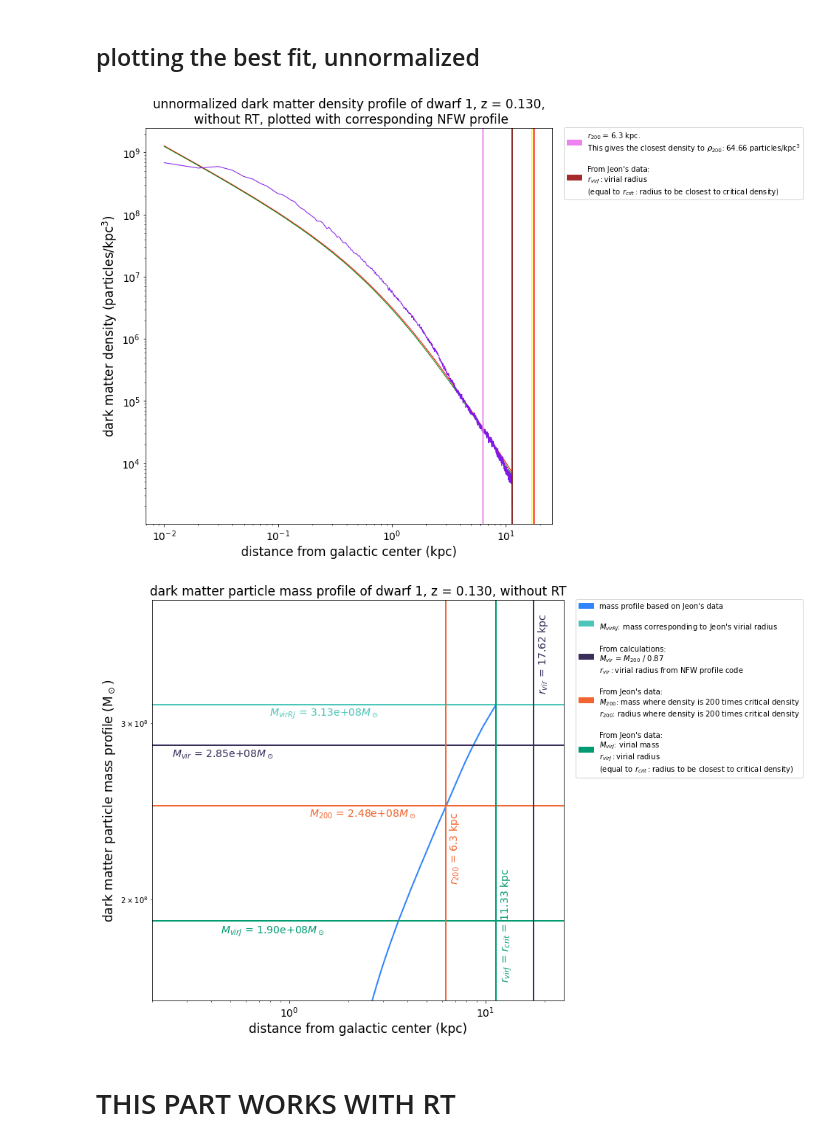
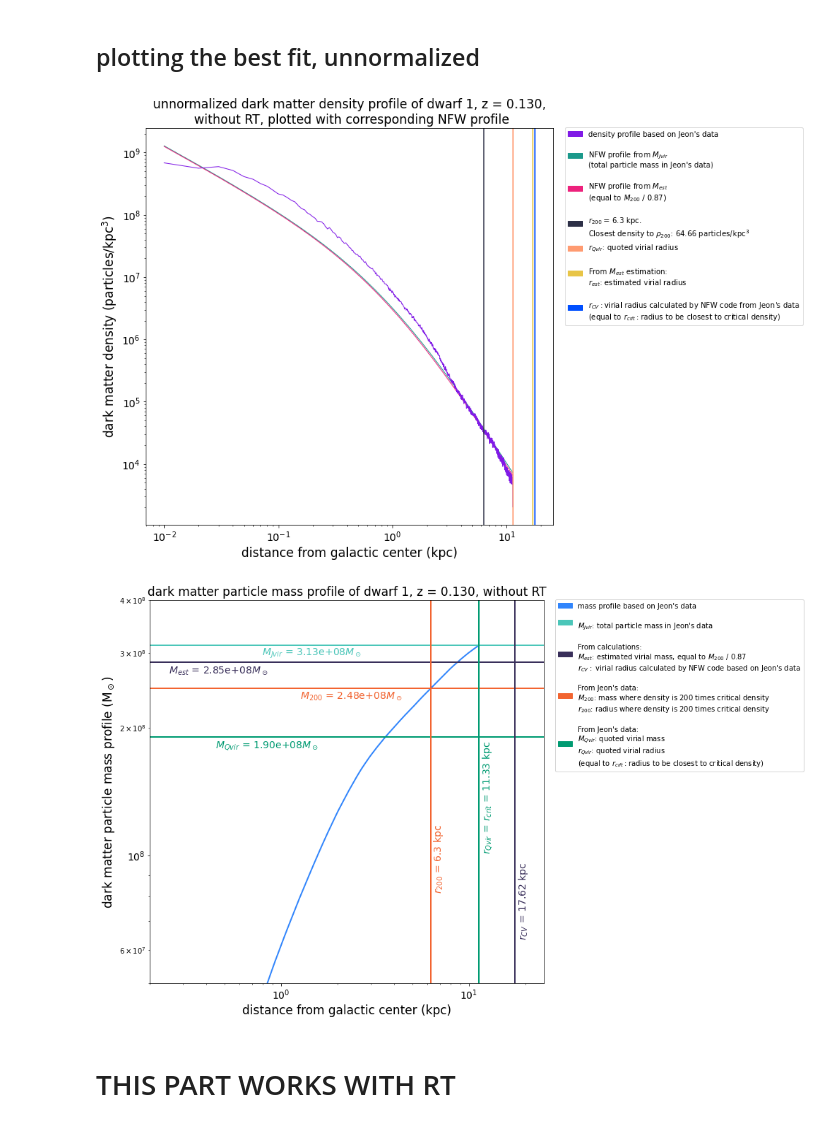
Before and after one commit to nguyenbinh1612/Binh_UFD, a Jupyter notebook: fit-with-NFW-dwarf1.ipynb, the cells around one changed output. Drawn from its saved outputs; the diff is of its cells as text; code cells hidden in the pictures.

```diff
--- a/fit-with-NFW-dwarf1.ipynb
+++ b/fit-with-NFW-dwarf1.ipynb
@@ -109,27 +109,28 @@ density_profile6 = halo6.rho(radius6)
 density_profile6_1 = halo6_1.rho(radius6_1)
 # %%
 # this just makes it more convenient to annotate the graph
-rad_1 = "$r_{crit}$ = " + str(rad_at_rho_crit) + " kpc.\nThis gives the closest density to $ρ_{crit}$: " + \
-str(round(density_profile290_noRT[index][0], 2)) + " particles/kpc$^3$"
-# multiply the density here by 500 to make the horizontal & vertical lines intersect!
-rad_2 = "$r_{virJ}$ = " + str(round(1.133394e+04 * 0.001, 2)) + " kpc.\nThis is Jeon's virial radius."
-rad_3 = "$r_{200}$ = " + str(rad200) + " kpc.\nThis gives the closest density to $ρ_{200}$: " + \
+rad_3 = "\n$r_{200}$ = " + str(rad200) + " kpc.\nClosest density to $ρ_{200}$: " + \
 str(round(density_profile290_noRT[ind][0], 2)) + " particles/kpc$^3$"
 
 # the rest is the actual graphing stuff
 fig, ax = plt.subplots(figsize=[10, 10])
 
-plt.plot(radius6, density_profile6, color='red', linewidth=1)
-plt.plot(radius6_1, density_profile6_1, color='green', linewidth=1)
+plt.plot(radius6, density_profile6, color='#1B998B', linewidth=1)
+plt.plot(radius6_1, density_profile6_1, color='#ED217C', linewidth=1)
 plt.plot(radius6, density_profile290_noRT * 500, color=(0.5, 0.1, 0.9, 1), linewidth=1)
-plt.axvline(rad_at_rho_crit, color='black')
-plt.axvline(1.133394e+04 * 0.001, color='brown')
-plt.axvline(radi, color='violet')
-plt.axvline(halo6_1.r_vir(), color='yellow')
-plt.axvline(halo6.r_vir(), color='red')
-note1 = mpatches.Patch(color='violet', label=rad_3)
-note2 = mpatches.Patch(color='brown', label="\nFrom Jeon's data:\n$r_{virJ}:$virial radius\n(equal to $r_{crit}:$radius to be closest to critical density)")
-plt.legend(handles=[note1, note2], bbox_to_anchor=(1.02, 1.01), loc='upper left')
+plt.axvline(rad200, color='#2D3047')
+plt.axvline(1.133394e+04 * 0.001, color='#FF9B71')
+plt.axvline(halo6_1.r_vir(), color='#E8C547')
+plt.axvline(halo6.r_vir(), color='#004FFF')
+notec = mpatches.Patch(color=(0.5, 0.1, 0.9, 1), label="density profile based on Jeon's data")
+notea = mpatches.Patch(color='#1B998B', label="\nNFW profile from $M_{Jvir}$\n(total particle mass in Jeon's data)")
+noteb = mpatches.Patch(color='#ED217C', label="\nNFW profile from $M_{est}$\n(equal to $M_{200}$ / 0.87)")
+note1 = mpatches.Patch(color='#2D3047', label=rad_3)
+note2 = mpatches.Patch(color='#FF9B71', label="$r_{Qvir}$: quoted virial radius")
+note3 = mpatches.Patch(color='#E8C547', label="\nFrom $M_{est}$ estimation:\n$r_{est}$: estimated virial radius")
+note4 = mpatches.Patch(color='#004FFF', label="\n$r_{CV}:$virial radius calculated by NFW code from Jeon's data\n(equal to $r_{crit}:$radius to be closest to critical density)")
+plt.legend(handles=[notec, notea, noteb, note1, note2, \
+                    note3, note4], bbox_to_anchor=(1.02, 1.01), loc='upper left')
 
 plt.xlabel('distance from galactic center (kpc)', fontsize=17)
 plt.ylabel('dark matter density (particles/kpc$^3$)', fontsize=17) # using LATEX here!
@@ -142,7 +143,7 @@ plt.yscale('log')
 
 plt.show()
 # %% [output]
-[figure, old version]
+[figure, new version]
 # %%
 # plotting the mass profile at this redshift
 
@@ -158,52 +159,52 @@ plt.axhline(mass_at_200_times_rho_crit / 0.87, color='#392F5A', linewidth=2)
 plt.axhline(mass_at_200_times_rho_crit, color='#F26430', linewidth=2)
 
 # all the vertical lines
-plt.axvline(1.133394e+04 * 0.001, color='#009B72', linewidth=2) #r_virJ
+plt.axvline(1.133394e+04 * 0.001, color='#009B72', linewidth=2) #r_vir quoted by Jeon
 plt.axvline(rad200, color='#F26430', linewidth=2) #r200
 plt.axvline(halo6.r_vir(), color='#392F5A', linewidth=2) #r_vir from calculations
 
 # separate legends
 legend1 = mpatches.Patch(color='#3185FC', label="mass profile based on Jeon's data")
 
-legend2 = mpatches.Patch(color='#4BC6B9', label="\n$M_{virRJ}$: mass corresponding to Jeon's virial radius")
-legend3 = mpatches.Patch(color='#392F5A', label="\nFrom calculations:\n$M_{vir}$ = $M_{200}$ / 0.87\n$r_{vir}:$virial radius from NFW profile code")
+legend2 = mpatches.Patch(color='#4BC6B9', label="\n$M_{Jvir}$: total particle mass in Jeon's data")
+legend3 = mpatches.Patch(color='#392F5A', label="\nFrom calculations:\n$M_{est}$: estimated virial mass, equal to $M_{200}$ / 0.87\n$r_{CV}:$ virial radius calculated by NFW code based on Jeon's data")
 legend4 = mpatches.Patch(color='#F26430', \
                          label="\nFrom Jeon's data:\n$M_{200}$: mass where density is 200 times critical density\n$r_{200}$: radius where density is 200 times critical density")
 legend5 = mpatches.Patch(color='#009B72', \
-                         label="\nFrom Jeon's data:\n$M_{virJ}$: virial mass\n$r_{virJ}:$virial radius\n(equal to $r_{crit}:$radius to be closest to critical density)")
+                         label="\nFrom Jeon's data:\n$M_{Qvir}$: quoted virial mass\n$r_{Qvir}$: quoted virial radius\n(equal to $r_{crit}:$radius to be closest to critical density)")
 
 plt.legend(handles=[legend1, legend2, legend3, legend4, legend5], bbox_to_anchor=(1.02, 1.01), loc='upper left')
 
 plt.xlabel('distance from galactic center (kpc)', fontsize=17)
 plt.ylabel('dark matter particle mass profile (M$_\odot$)', fontsize=17) # using LATEX here!
 plt.xticks(fontsize=14)
 plt.yticks(fontsize=14)
 plt.xlim(10**-0.7, 10**1.4)
-plt.ylim(10**8.2, 10**8.6)
+plt.ylim(5e7, 4e8)
 plt.xscale('log')
 plt.yscale('log')
 
 plt.title('dark matter particle mass profile of dwarf 1, z = 0.130, without RT', loc='center', fontsize=17)
 
-plt.text(10**-0.1, 10**8.484, '''$M_{virRJ}$ = ''' + str(format(mass_profile290_noRT[np.size(mass_profile290_noRT) - 1], '.2e')) + \
+plt.text(10**-0.1, 10**8.471, '''$M_{Jvir}$ = ''' + str(format(mass_profile290_noRT[np.size(mass_profile290_noRT) - 1], '.2e')) + \
          '''$M_\odot$''', fontsize=14, color='#4BC6B9') #y = 10**8.46
-plt.text(10**-0.6, 10**8.444, '''$M_{vir}$ = ''' + str(format(mass_at_200_times_rho_crit / 0.87, '.2e')) + \
+plt.text(10**-0.6, 10**8.431, '''$M_{est}$ = ''' + str(format(mass_at_200_times_rho_crit / 0.87, '.2e')) + \
          '''$M_\odot$''', fontsize=14, color='#392F5A') #y = 10**7.795
-plt.text(10**0.1, 10**8.384, '''$M_{200}$ = ''' + str(format(mass_at_200_times_rho_crit, '.2e')) + \
+plt.text(10**0.1, 10**8.371, '''$M_{200}$ = ''' + str(format(mass_at_200_times_rho_crit, '.2e')) + \
          '''$M_\odot$''', fontsize=14, color='#F26430') #y = 10**7.73
-plt.text(10**-0.35, 10**8.267, '''$M_{virJ}$ = ''' + str(format(1.903021e+08, '.2e')) +  '''$M_\odot$''', \
+plt.text(10**-0.35, 10**8.255, '''$M_{Qvir}$ = ''' + str(format(1.903021e+08, '.2e')) +  '''$M_\odot$''', \
          fontsize=14, color='#009B72') #y = 10**8.24
 
-plt.text(10**0.81, 10**8.32, '''$r_{200}$ = ''' + str(round(rad200, 2)) + ''' kpc''', \
+plt.text(10**0.805, 10**7.92, '''$r_{200}$ = ''' + str(round(rad200, 2)) + ''' kpc''', \
          rotation=90, fontsize=14, color='#F26430') #y = 10**7.5
-plt.text(10**1.07, 10**8.223, '''$r_{virJ}$ = $r_{crit}$ = ''' + str(round(1.133394e+04 * 0.001, 2)) + ''' kpc''', \
+plt.text(10**1.065, 10**8.013, '''$r_{Qvir}$ = $r_{crit}$ = ''' + str(round(1.133394e+04 * 0.001, 2)) + ''' kpc''', \
          rotation=90, fontsize=14, color='#009B72') #y = 10**7.9
-plt.text(10**1.26, 10**8.51, '''$r_{vir}$ = ''' + str(round(halo6.r_vir(), 2)) + ''' kpc''', \
+plt.text(10**1.255, 10**7.81, '''$r_{CV}$ = ''' + str(round(halo6.r_vir(), 2)) + ''' kpc''', \
          rotation=90, fontsize=14, color='#392F5A') #y = 10**7.51
 
 plt.show()
 # %% [output]
-[figure, old version]
+[figure, new version]
 # %% [markdown]
 # THIS PART WORKS WITH RT
 # %%
```
Also changed, not shown: parts of 4 cells of this notebook.
